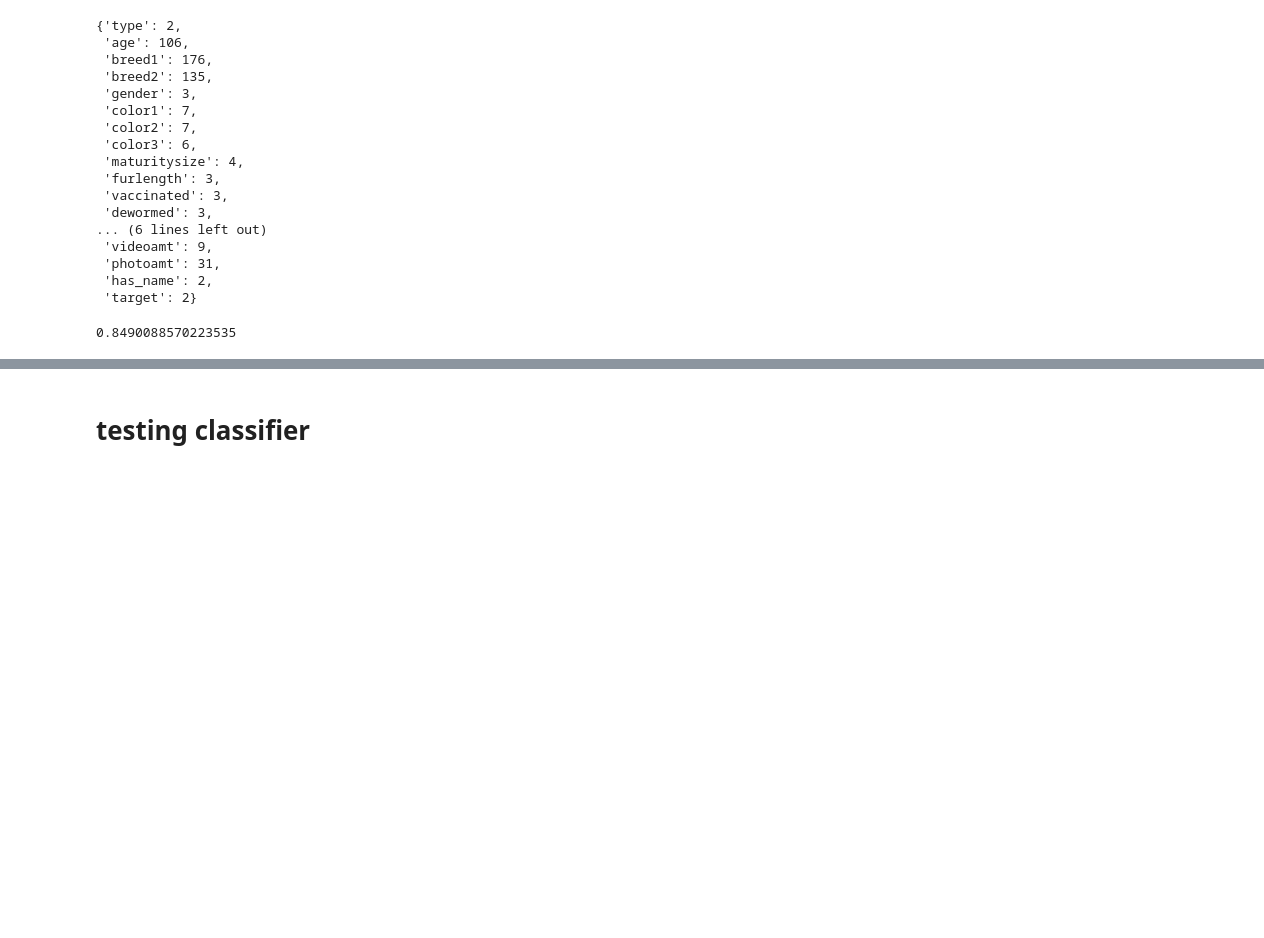
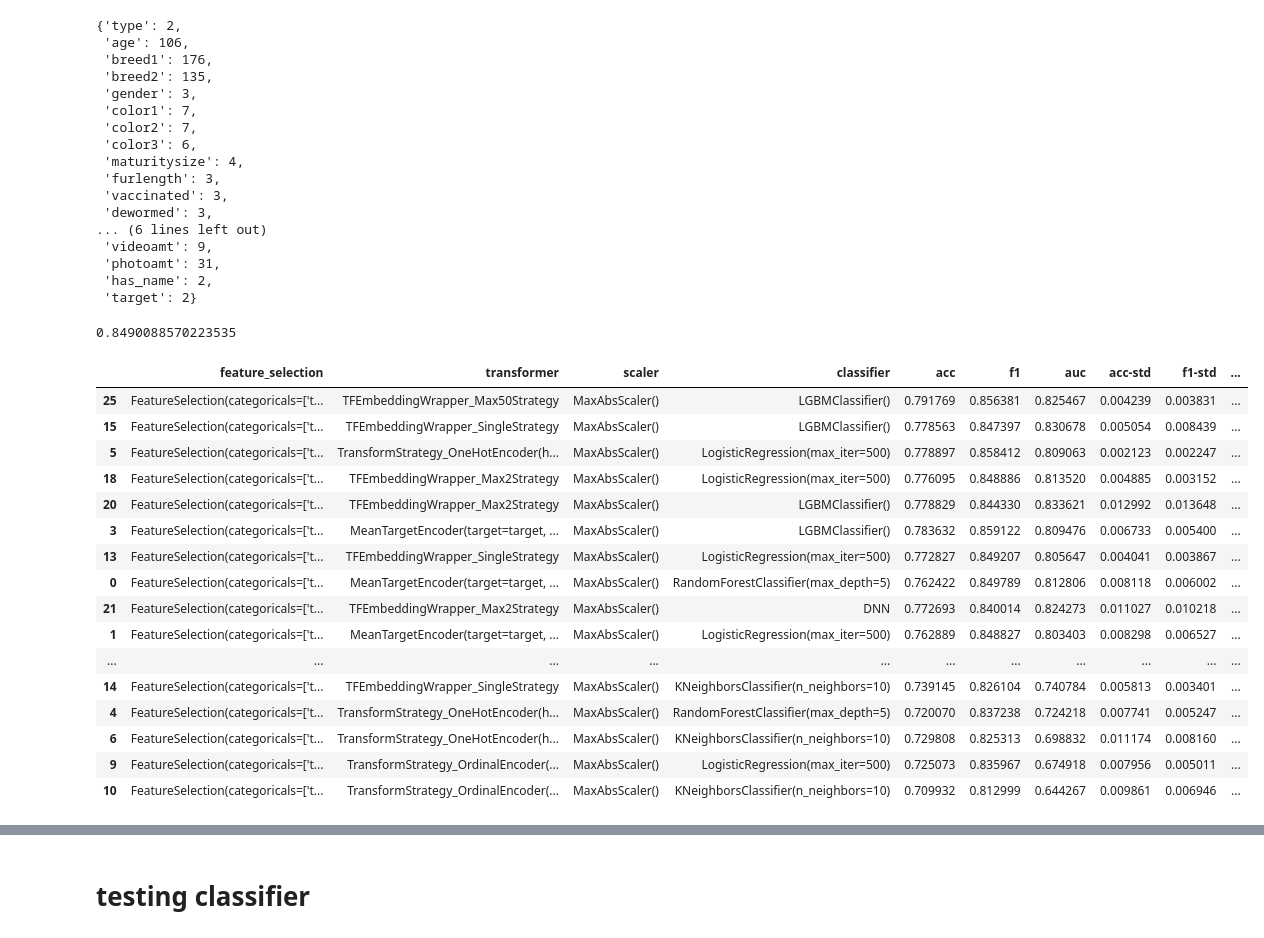
Before and after one commit to spayot/mte-plus, a Jupyter notebook: notebooks/tf_embeddings.ipynb, the cells around one changed output, grey strips where cells are left out. Drawn from its saved outputs; the diff is of its cells as text; code cells hidden in the pictures; blank space fills up the shorter version.

Commit message:
re-running benchmark using Embedding Wrapper

```diff
--- a/notebooks/tf_embeddings.ipynb
+++ b/notebooks/tf_embeddings.ipynb
@@ -81,3 +82,25 @@ pipe.fit(df_train)
 f1_score(df_test.target, (pipe.predict(df_test) > .5))
 # %% [output]
 0.8490088570223535
+# %%
+report = pd.read_csv('../runs/petfinder.csv', sep=';')
+report['score'] = (report.auc - report['auc-std']) * (report.f1 - report['f1-std']) / (report.auc + report.f1)
+report.sort_values('score', ascending=False)
+# %% [output]
+|  | feature_selection | transformer | scaler | classifier | acc | f1 | auc | acc-std | f1-std | ... |
+| 25 | FeatureSelection(categoricals=['t... | TFEmbeddingWrapper_Max50Strategy | MaxAbsScaler() | LGBMClassifier() | 0.791769 | 0.856381 | 0.825467 | 0.004239 | 0.003831 | ... |
+| 15 | FeatureSelection(categoricals=['t... | TFEmbeddingWrapper_SingleStrategy | MaxAbsScaler() | LGBMClassifier() | 0.778563 | 0.847397 | 0.830678 | 0.005054 | 0.008439 | ... |
+| 5 | FeatureSelection(categoricals=['t... | TransformStrategy_OneHotEncoder(h... | MaxAbsScaler() | LogisticRegression(max_iter=500) | 0.778897 | 0.858412 | 0.809063 | 0.002123 | 0.002247 | ... |
+| 18 | FeatureSelection(categoricals=['t... | TFEmbeddingWrapper_Max2Strategy | MaxAbsScaler() | LogisticRegression(max_iter=500) | 0.776095 | 0.848886 | 0.813520 | 0.004885 | 0.003152 | ... |
+| 20 | FeatureSelection(categoricals=['t... | TFEmbeddingWrapper_Max2Strategy | MaxAbsScaler() | LGBMClassifier() | 0.778829 | 0.844330 | 0.833621 | 0.012992 | 0.013648 | ... |
+| 3 | FeatureSelection(categoricals=['t... | MeanTargetEncoder(target=target, ... | MaxAbsScaler() | LGBMClassifier() | 0.783632 | 0.859122 | 0.809476 | 0.006733 | 0.005400 | ... |
+| 13 | FeatureSelection(categoricals=['t... | TFEmbeddingWrapper_SingleStrategy | MaxAbsScaler() | LogisticRegression(max_iter=500) | 0.772827 | 0.849207 | 0.805647 | 0.004041 | 0.003867 | ... |
+| 0 | FeatureSelection(categoricals=['t... | MeanTargetEncoder(target=target, ... | MaxAbsScaler() | RandomForestClassifier(max_depth=5) | 0.762422 | 0.849789 | 0.812806 | 0.008118 | 0.006002 | ... |
+| 21 | FeatureSelection(categoricals=['t... | TFEmbeddingWrapper_Max2Strategy | MaxAbsScaler() | DNN | 0.772693 | 0.840014 | 0.824273 | 0.011027 | 0.010218 | ... |
+| 1 | FeatureSelection(categoricals=['t... | MeanTargetEncoder(target=target, ... | MaxAbsScaler() | LogisticRegression(max_iter=500) | 0.762889 | 0.848827 | 0.803403 | 0.008298 | 0.006527 | ... |
+| ... | ... | ... | ... | ... | ... | ... | ... | ... | ... | ... |
+| 14 | FeatureSelection(categoricals=['t... | TFEmbeddingWrapper_SingleStrategy | MaxAbsScaler() | KNeighborsClassifier(n_neighbors=10) | 0.739145 | 0.826104 | 0.740784 | 0.005813 | 0.003401 | ... |
+| 4 | FeatureSelection(categoricals=['t... | TransformStrategy_OneHotEncoder(h... | MaxAbsScaler() | RandomForestClassifier(max_depth=5) | 0.720070 | 0.837238 | 0.724218 | 0.007741 | 0.005247 | ... |
+| 6 | FeatureSelection(categoricals=['t... | TransformStrategy_OneHotEncoder(h... | MaxAbsScaler() | KNeighborsClassifier(n_neighbors=10) | 0.729808 | 0.825313 | 0.698832 | 0.011174 | 0.008160 | ... |
+| 9 | FeatureSelection(categoricals=['t... | TransformStrategy_OrdinalEncoder(... | MaxAbsScaler() | LogisticRegression(max_iter=500) | 0.725073 | 0.835967 | 0.674918 | 0.007956 | 0.005011 | ... |
+| 10 | FeatureSelection(categoricals=['t... | TransformStrategy_OrdinalEncoder(... | MaxAbsScaler() | KNeighborsClassifier(n_neighbors=10) | 0.709932 | 0.812999 | 0.644267 | 0.009861 | 0.006946 | ... |
```
Also changed, not shown: parts of 5 cells of this notebook, 14 other files.
